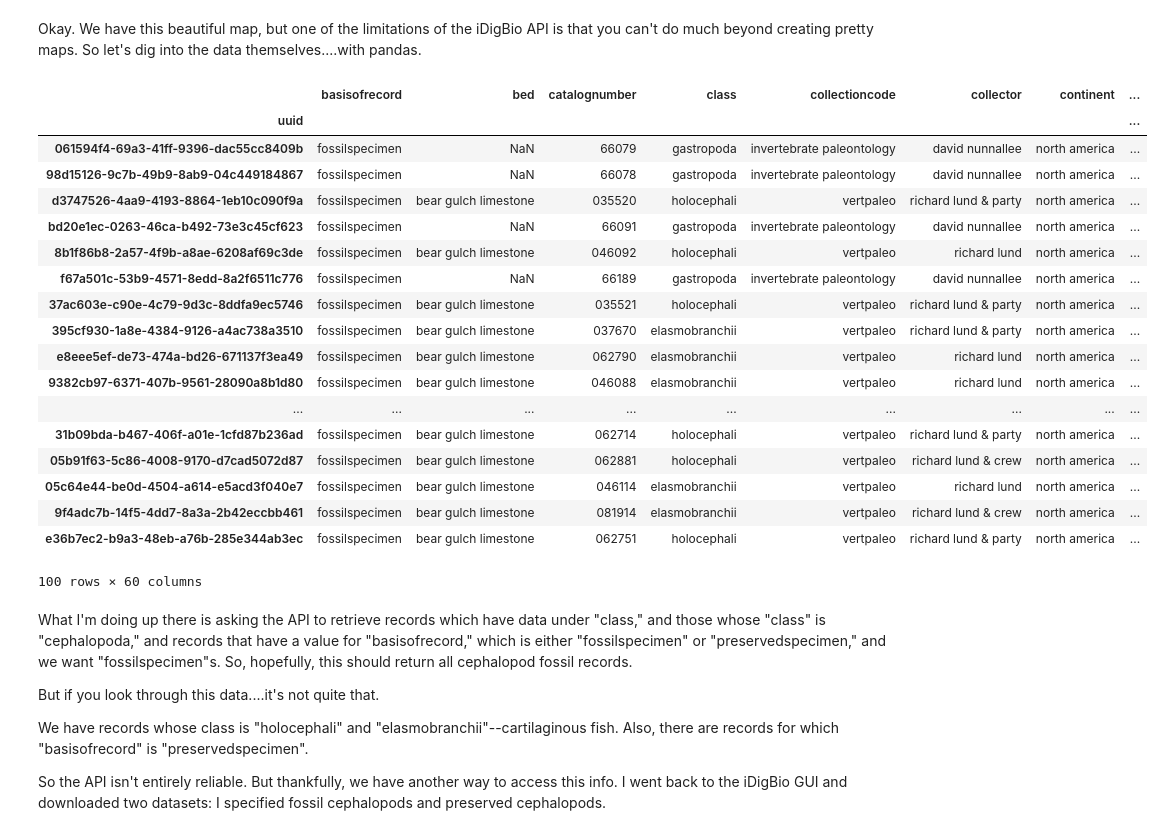
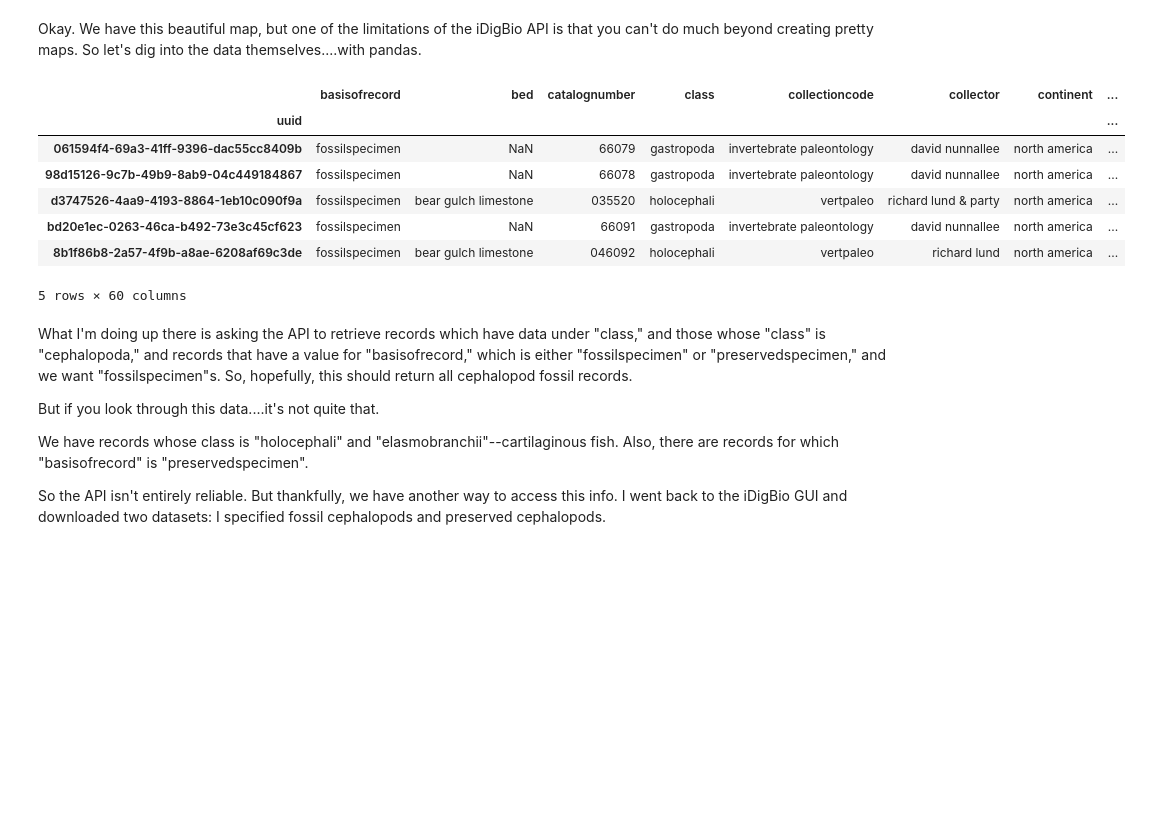
Before and after one commit to cabinetofcuriosity/idigbio_explore, a Jupyter notebook: code/iDigBio Part 3 (Cephalopods).ipynb, the cells around one changed output. Saved outputs shown, nothing was run; the diff lists cells and outputs as text; code cells hidden in the pictures; blank space fills up the shorter version.

```diff
--- a/code/iDigBio Part 3 (Cephalopods).ipynb
+++ b/code/iDigBio Part 3 (Cephalopods).ipynb
@@ -37,27 +37,16 @@ Okay. We have this beautiful map, but one of the limitations of the iDigBio API
 # %%
 fossils = api.search_records(rq = {"class": {"type": "exists", "value": "cephalopoda"},
                            "basisofrecord": {"type": "exists", "value": "fossilspecimen"}}, limit = 100)
-fossils
+fossils.head()
 # %% [output]
 |  | basisofrecord | bed | catalognumber | class | collectioncode | collector | continent | ... |
 | uuid |  |  |  |  |  |  |  | ... |
 | 061594f4-69a3-41ff-9396-dac55cc8409b | fossilspecimen | NaN | 66079 | gastropoda | invertebrate paleontology | david nunnallee | north america | ... |
 | 98d15126-9c7b-49b9-8ab9-04c449184867 | fossilspecimen | NaN | 66078 | gastropoda | invertebrate paleontology | david nunnallee | north america | ... |
 | d3747526-4aa9-4193-8864-1eb10c090f9a | fossilspecimen | bear gulch limestone | 035520 | holocephali | vertpaleo | richard lund & party | north america | ... |
 | bd20e1ec-0263-46ca-b492-73e3c45cf623 | fossilspecimen | NaN | 66091 | gastropoda | invertebrate paleontology | david nunnallee | north america | ... |
 | 8b1f86b8-2a57-4f9b-a8ae-6208af69c3de | fossilspecimen | bear gulch limestone | 046092 | holocephali | vertpaleo | richard lund | north america | ... |
-| f67a501c-53b9-4571-8edd-8a2f6511c776 | fossilspecimen | NaN | 66189 | gastropoda | invertebrate paleontology | david nunnallee | north america | ... |
-| 37ac603e-c90e-4c79-9d3c-8ddfa9ec5746 | fossilspecimen | bear gulch limestone | 035521 | holocephali | vertpaleo | richard lund & party | north america | ... |
-| 395cf930-1a8e-4384-9126-a4ac738a3510 | fossilspecimen | bear gulch limestone | 037670 | elasmobranchii | vertpaleo | richard lund & party | north america | ... |
-| e8eee5ef-de73-474a-bd26-671137f3ea49 | fossilspecimen | bear gulch limestone | 062790 | elasmobranchii | vertpaleo | richard lund | north america | ... |
-| 9382cb97-6371-407b-9561-28090a8b1d80 | fossilspecimen | bear gulch limestone | 046088 | elasmobranchii | vertpaleo | richard lund | north america | ... |
-| ... | ... | ... | ... | ... | ... | ... | ... | ... |
-| 31b09bda-b467-406f-a01e-1cfd87b236ad | fossilspecimen | bear gulch limestone | 062714 | holocephali | vertpaleo | richard lund & party | north america | ... |
-| 05b91f63-5c86-4008-9170-d7cad5072d87 | fossilspecimen | bear gulch limestone | 062881 | holocephali | vertpaleo | richard lund & crew | north america | ... |
-| 05c64e44-be0d-4504-a614-e5acd3f040e7 | fossilspecimen | bear gulch limestone | 046114 | elasmobranchii | vertpaleo | richard lund | north america | ... |
-| 9f4adc7b-14f5-4dd7-8a3a-2b42eccbb461 | fossilspecimen | bear gulch limestone | 081914 | elasmobranchii | vertpaleo | richard lund & crew | north america | ... |
-| e36b7ec2-b9a3-48eb-a76b-285e344ab3ec | fossilspecimen | bear gulch limestone | 062751 | holocephali | vertpaleo | richard lund & party | north america | ... |
-100 rows × 60 columns
+5 rows × 60 columns
 # %% [markdown]
 What I'm doing up there is asking the API to retrieve records which have data under "class," and those whose "class" is "cephalopoda," and records that have a value for "basisofrecord," which is either "fossilspecimen" or "preservedspecimen," and we want "fossilspecimen"s. So, hopefully, this should return all cephalopod fossil records.
 
```
Also changed, not shown: parts of 3 cells of this notebook.
